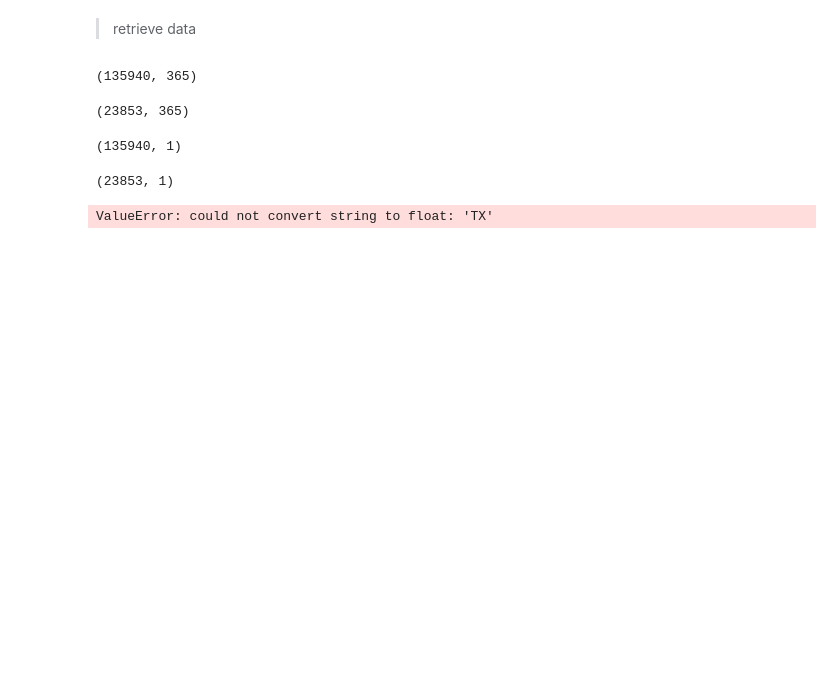
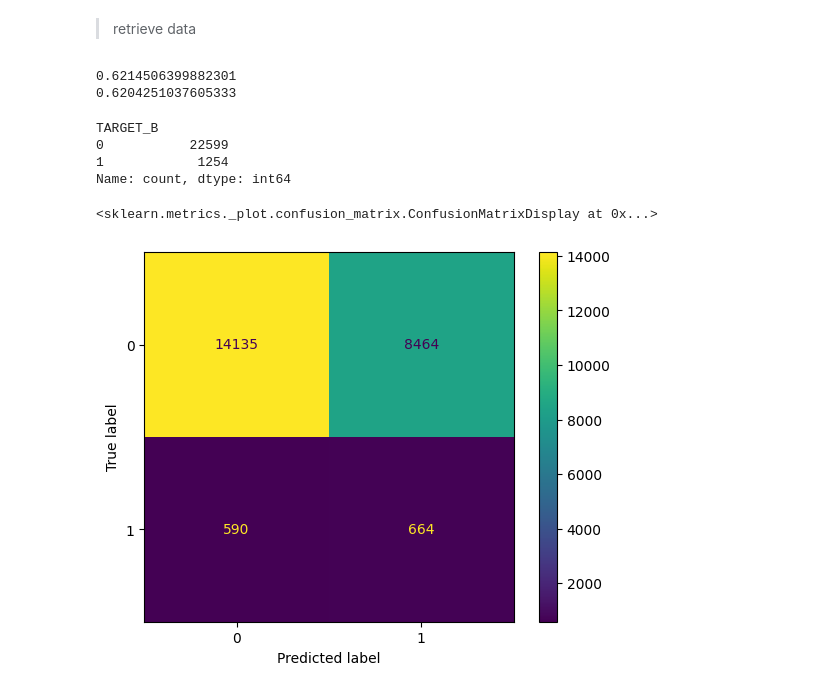
Before and after one commit to jeaend/Healthcare_for_All_Donations_Model, a Jupyter notebook: 8-Random_Forst_Pre_Feature_Selection.ipynb, the cells around one changed output. Drawn from its saved outputs; the diff is of its cells as text; code cells hidden in the pictures; blank space fills up the shorter version.

```diff
--- a/8-Random_Forst_Pre_Feature_Selection.ipynb
+++ b/8-Random_Forst_Pre_Feature_Selection.ipynb
@@ -11,36 +16,67 @@ X_train = pd.read_csv('cache/4-X_train-upsampled.csv')
 y_train = pd.read_csv('cache/4-y_train-upsampled.csv')
 X_test = pd.read_csv('cache/4-X_test-upsampled.csv')
 y_test = pd.read_csv('cache/4-y_test-upsampled.csv')
-# %%
-display(X_train.shape)
-display(X_test.shape)
-display(y_train.shape)
-display(y_test.shape)
-# %% [output]
-(135940, 365)
-(23853, 365)
-(135940, 1)
-(23853, 1)
+# %%
+
+X_train_num = X_train.select_dtypes(include = np.number)
+X_test_num = X_test.select_dtypes(include = np.number)
+X_train_cat = X_train.select_dtypes(include = object)
+X_test_cat = X_test.select_dtypes(include = object)
+
+#SCALE
+# Initialize MinMaxScaler
+scaler = MinMaxScaler()
+
+# Fit and transform the scaler on training numerical data
+X_train_scaled_num = scaler.fit_transform(X_train_num)
+
+# Transform the test numerical data using the same scaler
+X_test_scaled_num = scaler.transform(X_test_num)
+
+# Create DataFrames for scaled numerical data
+X_train_scaled_num_df = pd.DataFrame(X_train_scaled_num, columns=X_train_num.columns)
+X_test_scaled_num_df = pd.DataFrame(X_test_scaled_num, columns=X_test_num.columns)
+
+# ENCODE
+encoder = OrdinalEncoder(handle_unknown='use_encoded_value', unknown_value=-1)
+encoder.fit(X_train_cat)
+
+# Transform the data using the fitted encoder
+X_train_cat_encoded = encoder.transform(X_train_cat)
+X_train_cat_encoded_df = pd.DataFrame(X_train_cat_encoded, columns=X_train_cat.columns)
+
+X_test_cat_encoded = encoder.transform(X_test_cat)
+X_test_cat_encoded_df = pd.DataFrame(X_test_cat_encoded, columns=X_test_cat.columns)
+
+# Concatenate the scaled numerical data with the encoded categorical data
+X_train = pd.concat([X_train_scaled_num_df, X_train_cat_encoded_df], axis=1)
+X_test = pd.concat([X_test_scaled_num_df, X_test_cat_encoded_df], axis=1)
 # %%
 from sklearn.ensemble import RandomForestClassifier
 from sklearn.metrics import confusion_matrix
 
 clf = RandomForestClassifier(max_depth=5, # max number of questions to ask
                              min_samples_split=20, # amount of rows still considered at every question
                              min_samples_leaf =20, # ultimate answer based on at least this many rows
                              max_samples=0.8, # fraction of X-train to use in each tree
                              random_state=42)
 clf.fit(X_train, y_train)
 print(clf.score(X_train, y_train))
 print(clf.score(X_test, y_test))
 
 y_pred = clf.predict(X_test)
 display(y_test.value_counts())
-display(confusion_matrix(y_test, y_pred))
 
 from sklearn.metrics import confusion_matrix, ConfusionMatrixDisplay
 cm = confusion_matrix(y_test, y_pred)
 cm_display = ConfusionMatrixDisplay(confusion_matrix=cm, display_labels=clf.classes_)
 cm_display.plot()
 # %% [output]
-ValueError: could not convert string to float: 'TX'
+0.6214506399882301
+0.6204251037605333
+TARGET_B
+0           22599
+1            1254
+Name: count, dtype: int64
+<sklearn.metrics._plot.confusion_matrix.ConfusionMatrixDisplay at 0x...>
+[figure, added]
```
Also changed, not shown: parts of 16 cells of this notebook, 10 other files.
